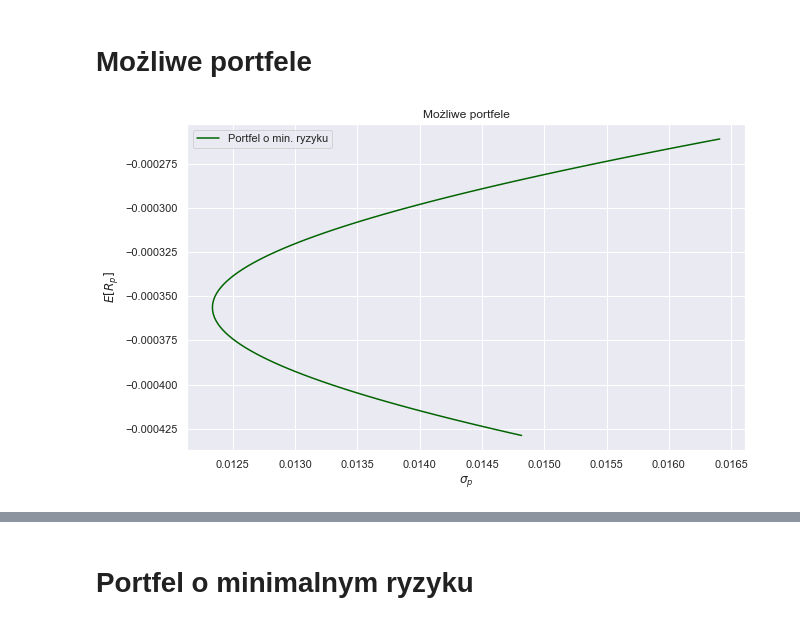
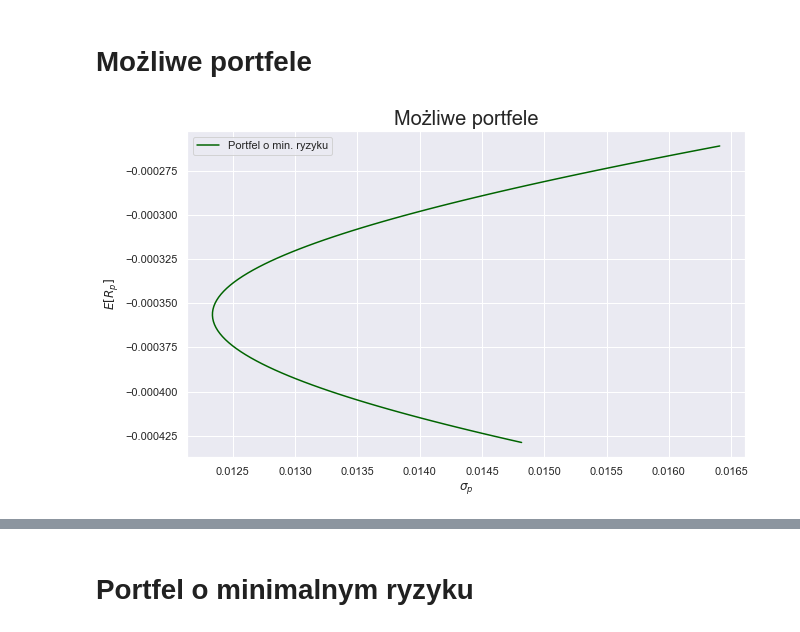
Before and after one commit to Szymex49/NVIDIA_risk_management, a Jupyter notebook: Raport_3/Wiktorowski.ipynb, the cells around one changed output, grey strips where cells are left out. Cells and saved outputs as stored; diff of their text form; code cells hidden in the pictures.

```diff
--- a/Raport_3/Wiktorowski.ipynb
+++ b/Raport_3/Wiktorowski.ipynb
@@ -184,12 +184,12 @@ def portfolio(Ra, Rb):
 # %%
 s, E, s_min, E_min, idx = portfolio(R1, R2)
 
 fig, ax = plt.subplots(figsize = (10, 6))
 plt.plot(s, E, color = 'darkgreen', label = 'Portfel o min. ryzyku')
-plt.title('Możliwe portfele')
+plt.title('Możliwe portfele', fontsize = 20)
 plt.xlabel('$\sigma_p$')
 plt.ylabel('$E[R_p]$')
 plt.legend()
 plt.show()
 # %% [output]
-[figure, old version]
+[figure, new version]
```
Also changed, not shown: parts of 80 cells of this notebook.
